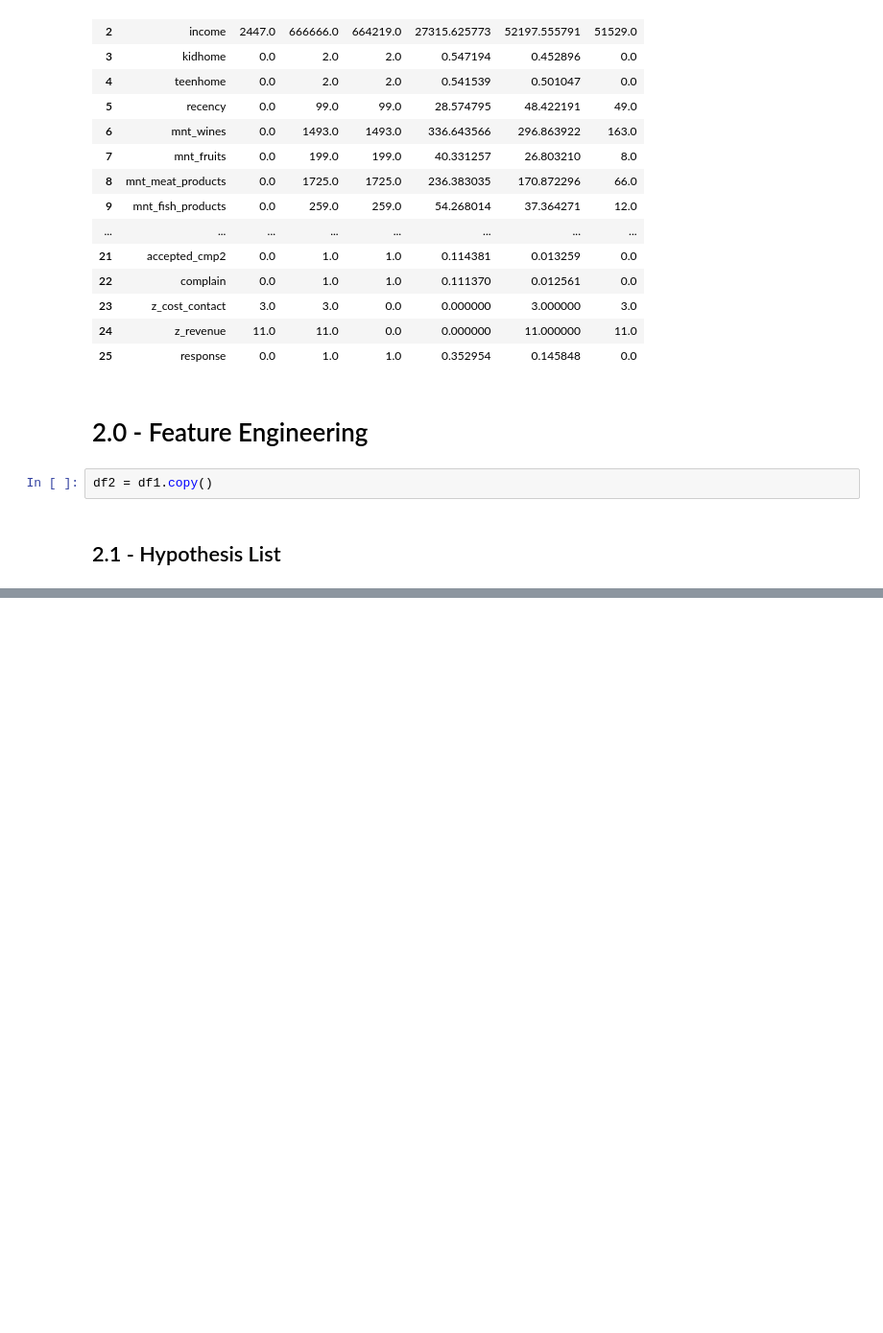
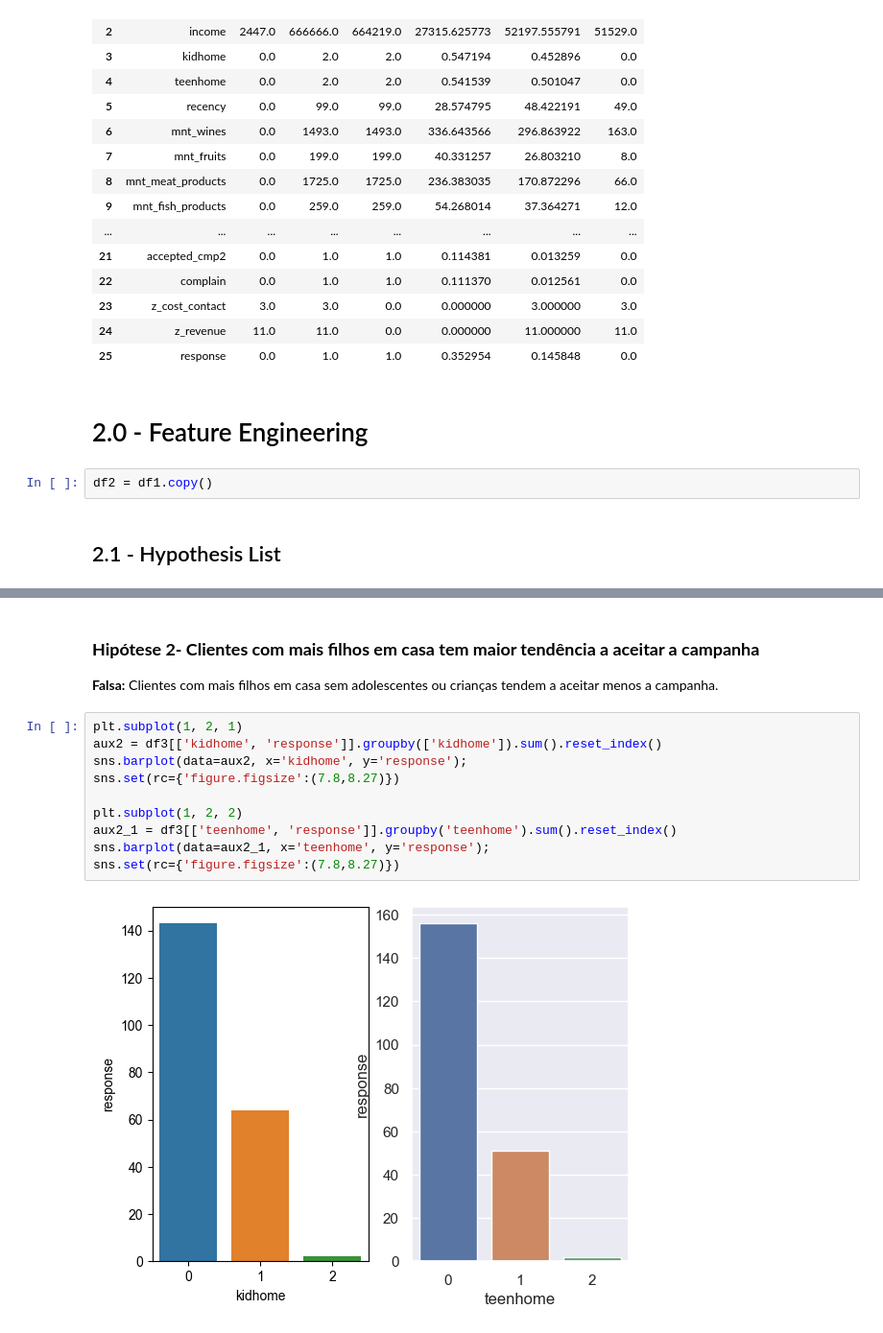
Before and after one commit to andersonrenatobonif/case_food_delivery, a Jupyter notebook: notebooks/v001.ipynb, the cells around one changed output, grey strips where cells are left out. Shown at 96% size. Drawn from its saved outputs; the diff is of its cells as text; blank space fills up the shorter version.

```diff
--- a/notebooks/v001.ipynb
+++ b/notebooks/v001.ipynb
@@ -378,0 +324,16 @@ sns.displot(data=df3, x='income', hue='response',kind="ecdf" );
+# %% [markdown]
+### **Hipótese 2- Clientes com mais filhos em casa tem maior tendência a aceitar a campanha**
+
+**Falsa:** Clientes com mais filhos em casa sem adolescentes ou crianças tendem a aceitar menos a campanha.
+# %%
+plt.subplot(1, 2, 1)
+aux2 = df3[['kidhome', 'response']].groupby(['kidhome']).sum().reset_index()
+sns.barplot(data=aux2, x='kidhome', y='response');
+sns.set(rc={'figure.figsize':(7.8,8.27)})
+
+plt.subplot(1, 2, 2)
+aux2_1 = df3[['teenhome', 'response']].groupby('teenhome').sum().reset_index()
+sns.barplot(data=aux2_1, x='teenhome', y='response');
+sns.set(rc={'figure.figsize':(7.8,8.27)})
+# %% [output]
+[figure, added]
```
Also changed, not shown: parts of 63 cells of this notebook.
